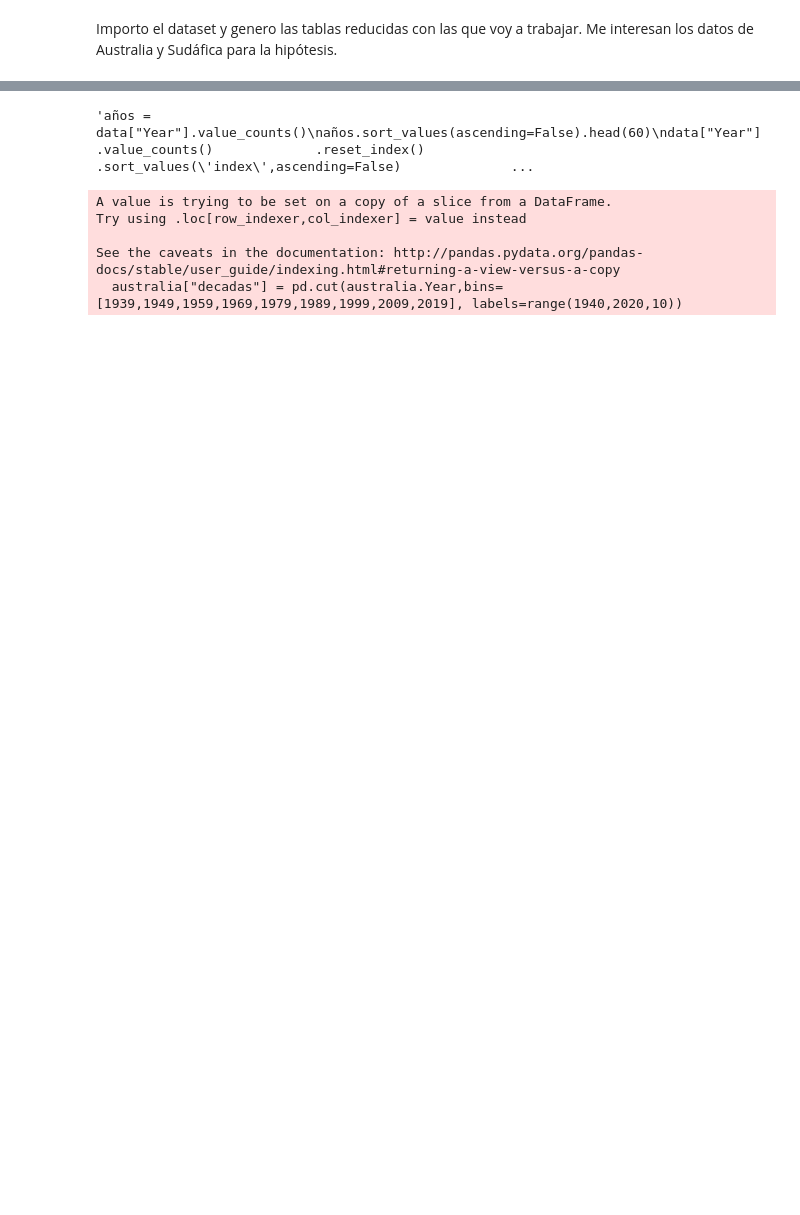
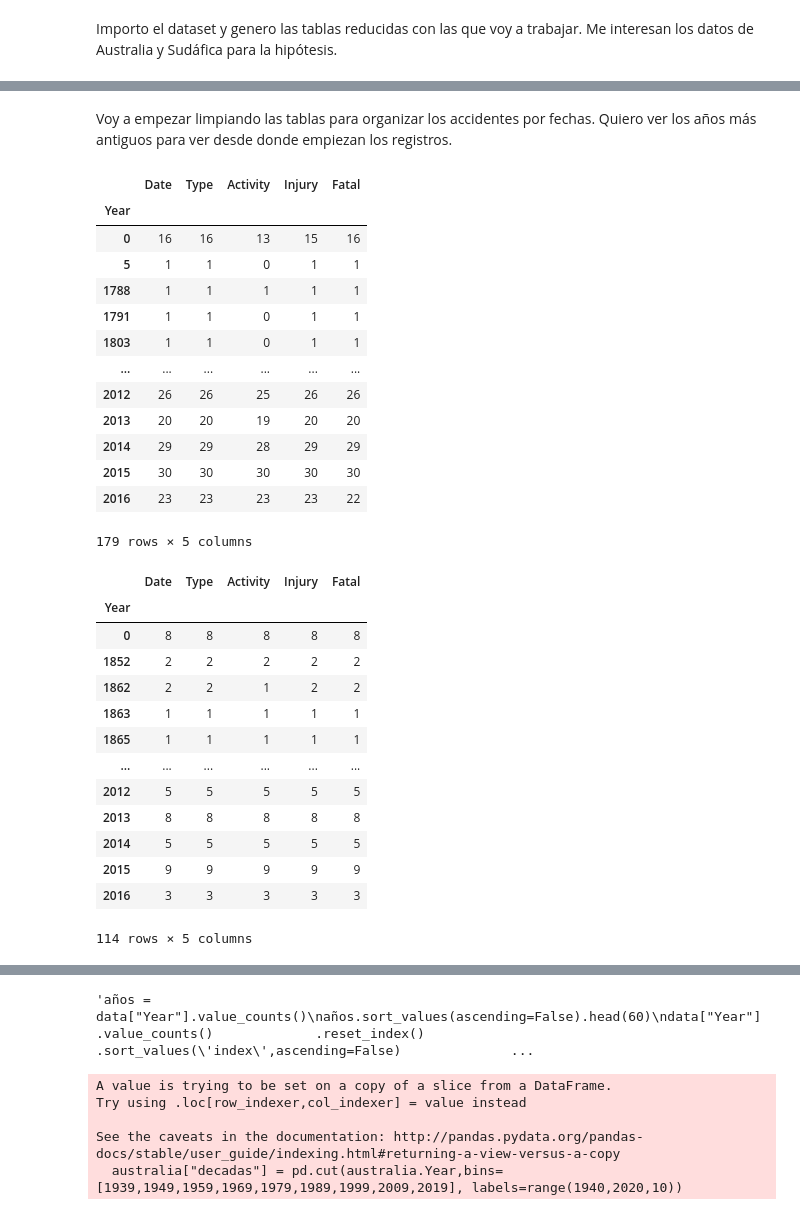
Before and after one commit to agalvezcorell/Project.1-Shark_aggressiveness, a Jupyter notebook: pandas-project.ipynb, the cells around one changed output, grey strips where cells are left out. Drawn from its saved outputs; the diff is of its cells as text; code cells hidden in the pictures; blank space fills up the shorter version.

```diff
--- a/pandas-project.ipynb
+++ b/pandas-project.ipynb
@@ -24,0 +40,34 @@ Mirando los datos de los años de Australia, veo que todos los años son coheren
+# %% [markdown]
+Voy a empezar limpiando las tablas para organizar los accidentes por fechas. Quiero ver los años más antiguos para ver desde donde empiezan los registros.
+# %%
+display(aus.groupby('Year').count())
+display(sud.groupby('Year').count())
+# %% [output]
+|  | Date | Type | Activity | Injury | Fatal |
+| Year |  |  |  |  |  |
+| 0 | 16 | 16 | 13 | 15 | 16 |
+| 5 | 1 | 1 | 0 | 1 | 1 |
+| 1788 | 1 | 1 | 1 | 1 | 1 |
+| 1791 | 1 | 1 | 0 | 1 | 1 |
+| 1803 | 1 | 1 | 0 | 1 | 1 |
+| ... | ... | ... | ... | ... | ... |
+| 2012 | 26 | 26 | 25 | 26 | 26 |
+| 2013 | 20 | 20 | 19 | 20 | 20 |
+| 2014 | 29 | 29 | 28 | 29 | 29 |
+| 2015 | 30 | 30 | 30 | 30 | 30 |
+| 2016 | 23 | 23 | 23 | 23 | 22 |
+179 rows × 5 columns
+|  | Date | Type | Activity | Injury | Fatal |
+| Year |  |  |  |  |  |
+| 0 | 8 | 8 | 8 | 8 | 8 |
+| 1852 | 2 | 2 | 2 | 2 | 2 |
+| 1862 | 2 | 2 | 1 | 2 | 2 |
+| 1863 | 1 | 1 | 1 | 1 | 1 |
+| 1865 | 1 | 1 | 1 | 1 | 1 |
+| ... | ... | ... | ... | ... | ... |
+| 2012 | 5 | 5 | 5 | 5 | 5 |
+| 2013 | 8 | 8 | 8 | 8 | 8 |
+| 2014 | 5 | 5 | 5 | 5 | 5 |
+| 2015 | 9 | 9 | 9 | 9 | 9 |
+| 2016 | 3 | 3 | 3 | 3 | 3 |
+114 rows × 5 columns
```
Also changed, not shown: parts of 17 cells of this notebook, 1 other file.
